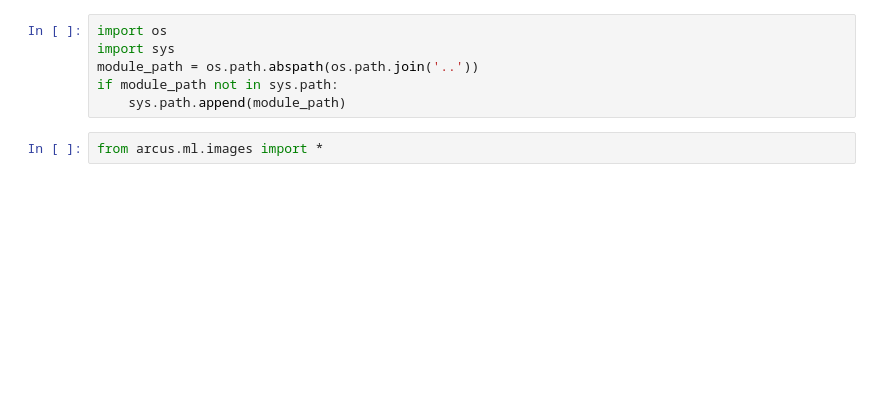
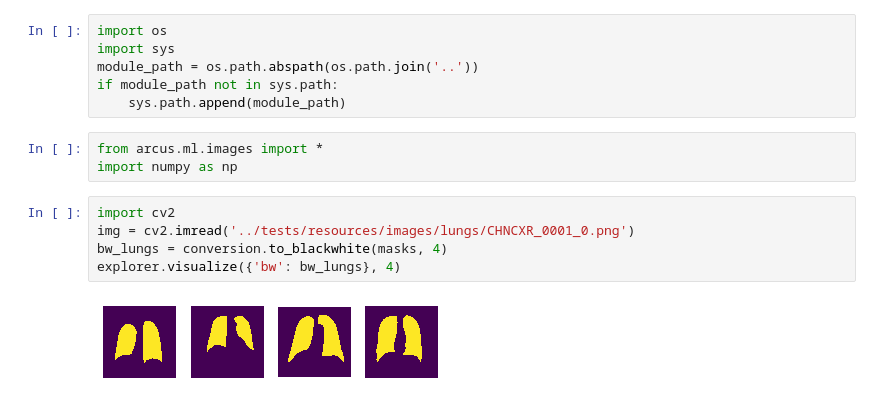
Before and after one commit to arcus-azure/arcus.ml, a Jupyter notebook: samples/images_explorer.ipynb, the cells around one changed output. Cells and saved outputs as stored; diff of their text form; blank space fills up the shorter version.

Commit message:
improve image processing & conversions

```diff
--- a/samples/images_explorer.ipynb
+++ b/samples/images_explorer.ipynb
@@ -6,6 +6,14 @@ if module_path not in sys.path:
     sys.path.append(module_path)
 # %%
 from arcus.ml.images import *
+import numpy as np
+# %%
+import cv2
+img = cv2.imread('../tests/resources/images/lungs/CHNCXR_0001_0.png')
+bw_lungs = conversion.to_blackwhite(masks, 4)
+explorer.visualize({'bw': bw_lungs}, 4)
+# %% [output]
+[figure, added]
 # %%
 lungs = io.load_images('../tests/resources/images/lungs', max_images=10, convert_to_grey=True, keep_3d_shape=True)
 masks = io.load_images('../tests/resources/images/lungmasks', max_images=10, convert_to_grey=False)
```
Also changed, not shown: parts of 1 cell of this notebook, 6 other files.
